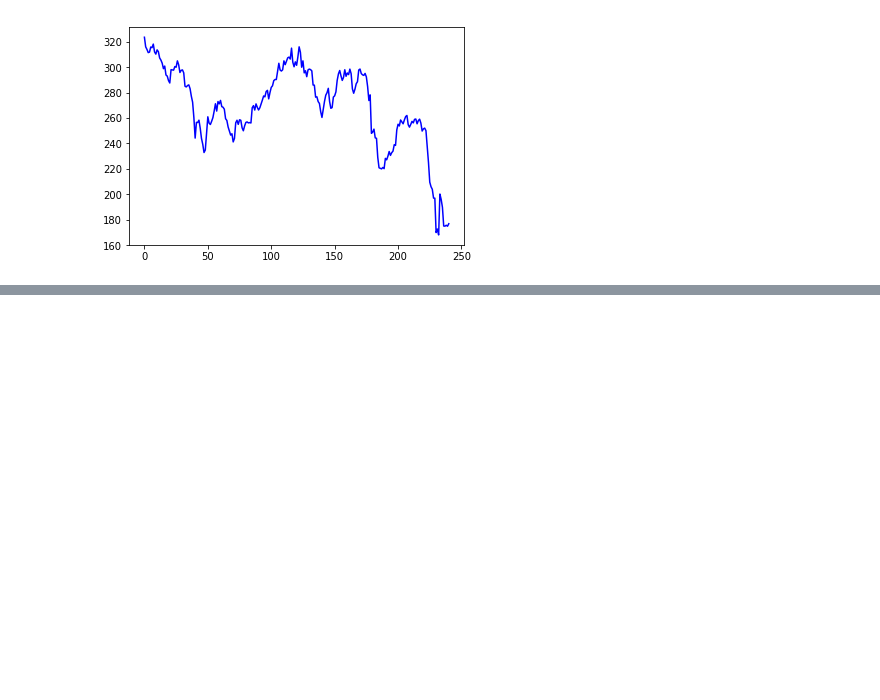
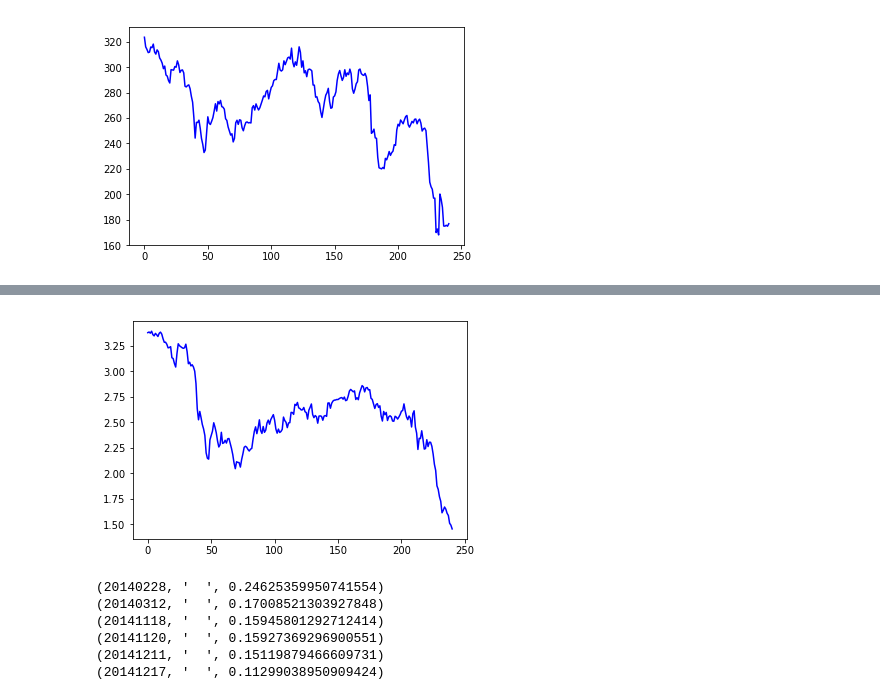
Before and after one commit to AdeleWolff/Subbotin_A_A, a Jupyter notebook: Kursach.ipynb, the cells around one changed output, grey strips where cells are left out. Saved outputs shown, nothing was run; the diff lists cells and outputs as text; code cells hidden in the pictures; blank space fills up the shorter version.

```diff
--- a/Kursach.ipynb
+++ b/Kursach.ipynb
@@ -843,0 +865,4 @@ for i in range(len(data_MTS)-1):
+# %%
+for i in range(len(data_MF)-1):
+    if (data_MF['Open'][i]/dataUSD['USD'][i]-data_MF['Open'][i+1]/dataUSD['USD'][i+1])>(0.05*data_MF['Open'][i]/dataUSD['USD'][i]):
+        print (data_MF['Data'][i],'  ',data_MF['Open'][i]/dataUSD['USD'][i]-data_MF['Open'][i+1]/dataUSD['USD'][i+1])
@@ -843,0 +879,4 @@ for i in range(len(data_MTS)-1):
+# %%
+data_RT_USD=[0]*241
+for i in range(241):
+    data_RT_USD[i]=data_RT['Open'][i]/dataUSD['USD'][i]
@@ -843,0 +888,16 @@ for i in range(len(data_MTS)-1):
+# %%
+plt.plot(b, data_RT_USD, 'b', label = 'Open')
+plt.show()
+# %% [output]
+[figure, added]
+# %%
+for i in range(len(data_RT)-1):
+    if (data_RT['Open'][i]/dataUSD['USD'][i]-data_RT['Open'][i+1]/dataUSD['USD'][i+1])>(0.05*data_RT['Open'][i]/dataUSD['USD'][i]):
+        print (data_RT['Data'][i],'  ',data_RT['Open'][i]/dataUSD['USD'][i]-data_RT['Open'][i+1]/dataUSD['USD'][i+1])
+# %% [output]
+(20140228, '  ', 0.24625359950741554)
+(20140312, '  ', 0.17008521303927848)
+(20141118, '  ', 0.15945801292712414)
+(20141120, '  ', 0.15927369296900551)
+(20141211, '  ', 0.15119879466609731)
+(20141217, '  ', 0.11299038950909424)
```
Also changed, not shown: parts of 27 cells of this notebook.
